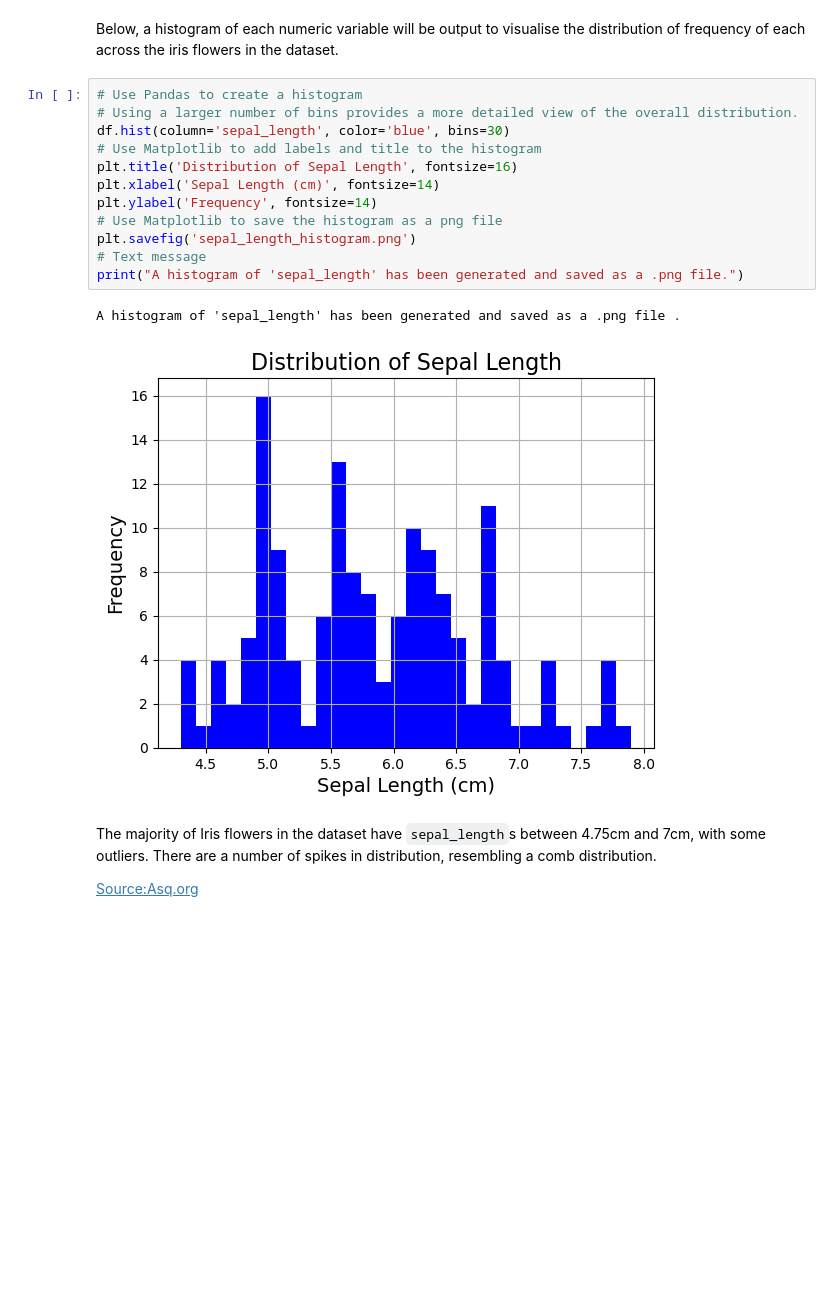
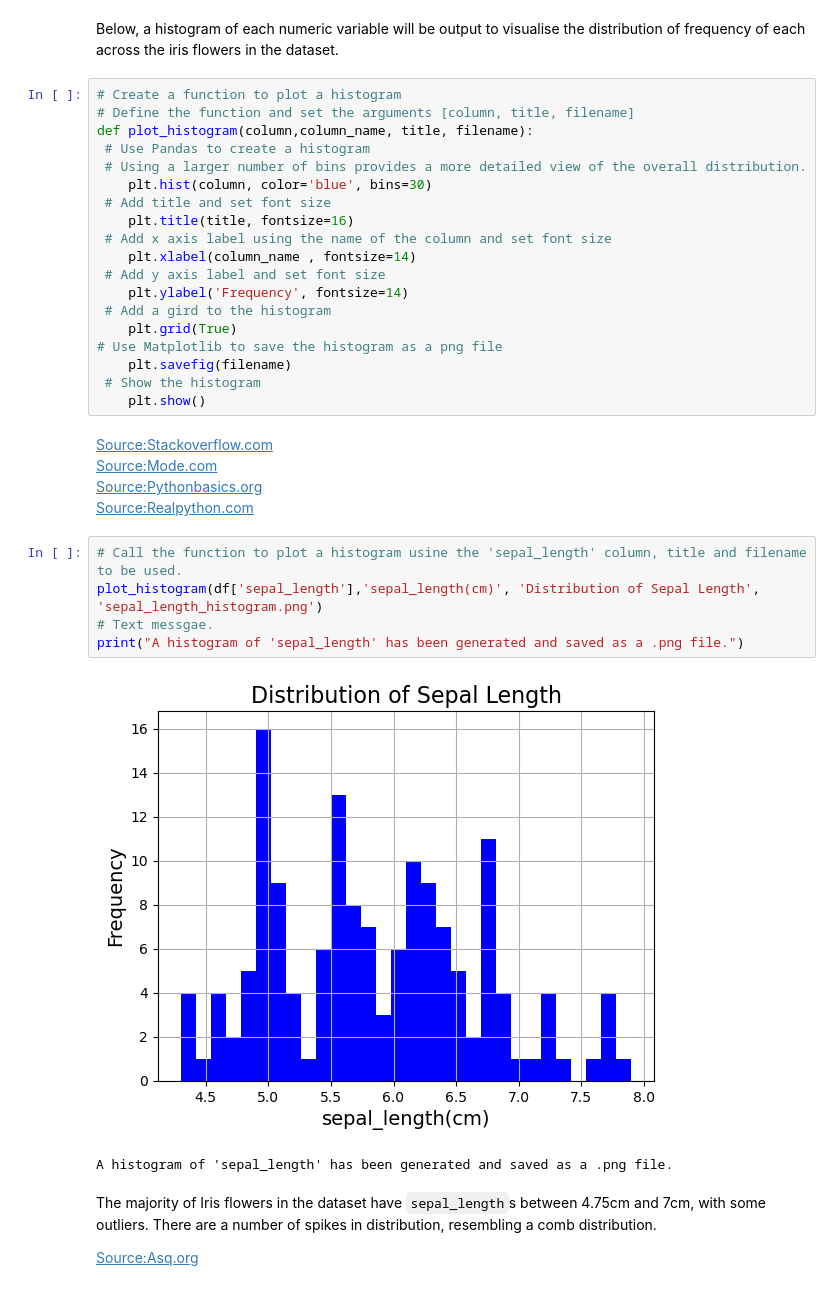
Before and after one commit to sarahembarry/pands-project, a Jupyter notebook: analysisnotebook.ipynb, the cells around one changed output. Saved outputs shown, nothing was run; the diff lists cells and outputs as text; blank space fills up the shorter version.

```diff
--- a/analysisnotebook.ipynb
+++ b/analysisnotebook.ipynb
@@ -98,20 +99,37 @@ A text file with the summary of all variables in the dataset has been generated.
 # %% [markdown]
 Below, a histogram of each numeric variable will be output to visualise the distribution of frequency of each across the iris flowers in the dataset.
 # %%
-# Use Pandas to create a histogram
-# Using a larger number of bins provides a more detailed view of the overall distribution.
-df.hist(column='sepal_length', color='blue', bins=30)
-# Use Matplotlib to add labels and title to the histogram
-plt.title('Distribution of Sepal Length', fontsize=16)
-plt.xlabel('Sepal Length (cm)', fontsize=14)
-plt.ylabel('Frequency', fontsize=14)
+# Create a function to plot a histogram
+# Define the function and set the arguments [column, title, filename]
+def plot_histogram(column,column_name, title, filename):
+ # Use Pandas to create a histogram
+ # Using a larger number of bins provides a more detailed view of the overall distribution.
+    plt.hist(column, color='blue', bins=30)
+ # Add title and set font size
+    plt.title(title, fontsize=16)
+ # Add x axis label using the name of the column and set font size
+    plt.xlabel(column_name , fontsize=14)
+ # Add y axis label and set font size
+    plt.ylabel('Frequency', fontsize=14)
+ # Add a gird to the histogram
+    plt.grid(True)
 # Use Matplotlib to save the histogram as a png file
-plt.savefig('sepal_length_histogram.png')
-# Text message
-print("A histogram of 'sepal_length' has been generated and saved as a .png file.")
+    plt.savefig(filename)
+ # Show the histogram
+    plt.show()
-# %% [output]
-A histogram of 'sepal_length' has been generated and saved as a .png file .
-[figure, removed]
+# %% [markdown]
+[Source:Stackoverflow.com](https://stackoverflow.com/questions/46411533/how-can-i-save-histogram-plot-in-python)<br/>
+[Source:Mode.com](https://mode.com/example-gallery/python_histogram)<br/>
+[Source:Pythonbasics.org](https://pythonbasics.org/matplotlib-bar-chart/)<br/>
+[Source:Realpython.com](https://realpython.com/defining-your-own-python-function/)
+# %%
+# Call the function to plot a histogram usine the 'sepal_length' column, title and filename to be used.
+plot_histogram(df['sepal_length'],'sepal_length(cm)', 'Distribution of Sepal Length', 'sepal_length_histogram.png')
+# Text messgae.
+print("A histogram of 'sepal_length' has been generated and saved as a .png file.")
+# %% [output]
+[figure, added]
+A histogram of 'sepal_length' has been generated and saved as a .png file.
 # %% [markdown]
 
 
```
Also changed, not shown: parts of 15 cells of this notebook, 6 other files.
